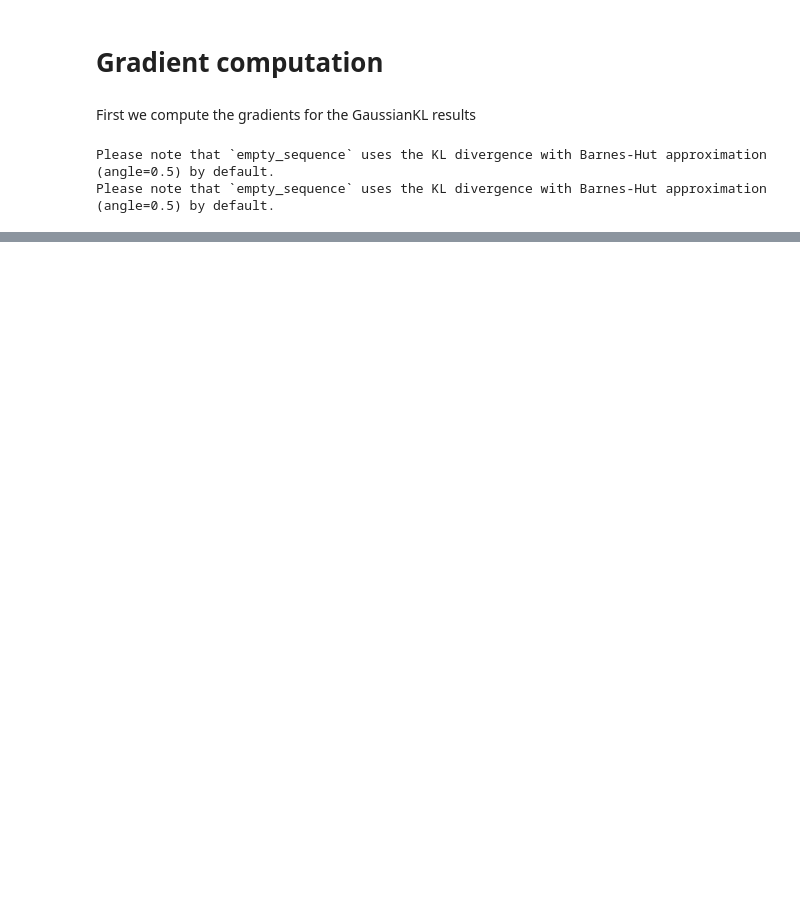
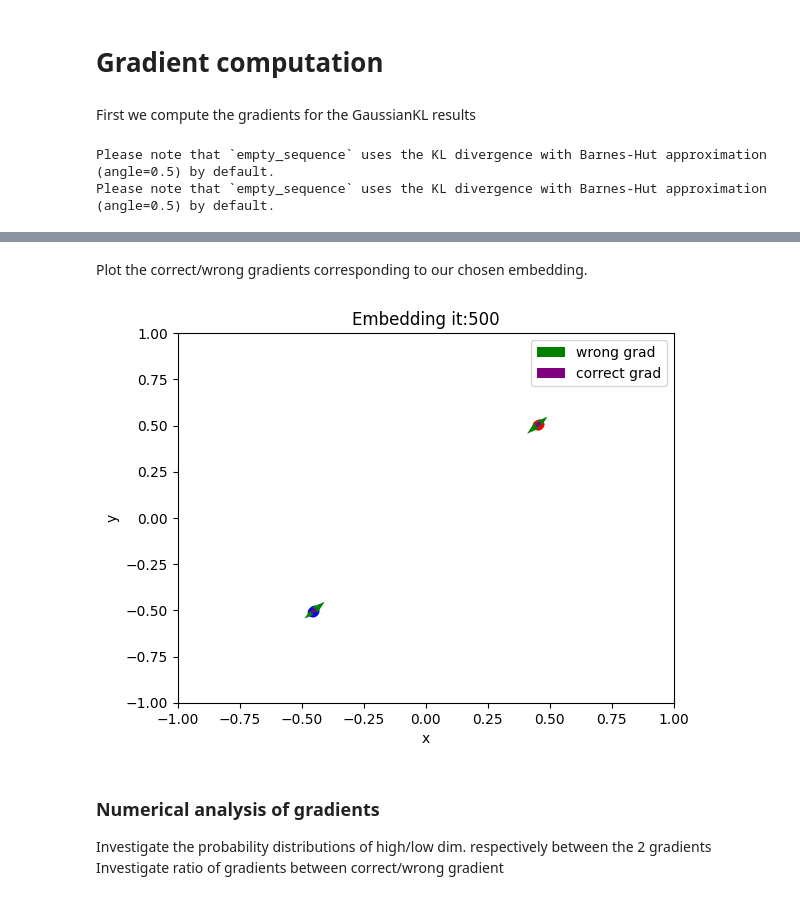
Before and after one commit to Haoranxia/hyperbolic-tsne, a Jupyter notebook: experiment_hyperbolicKL.ipynb, the cells around one changed output, grey strips where cells are left out. Saved outputs shown, nothing was run; the diff lists cells and outputs as text; code cells hidden in the pictures; blank space fills up the shorter version.

```diff
--- a/experiment_hyperbolicKL.ipynb
+++ b/experiment_hyperbolicKL.ipynb
@@ -272,0 +325,50 @@ Please note that `empty_sequence` uses the KL divergence with Barnes-Hut approxi
+# %% [markdown]
+Plot the correct/wrong gradients corresponding to our chosen embedding.
+# %%
+from matplotlib import pyplot as plt
+
+scaling_factor = 1
+grad_scaling_factor = 1
+wrong_grad_scaling_factor = 1
+
+# Plot embedding points
+# Create a figure and axis
+fig, ax = plt.subplots()
+
+# Plot the embeddings/data
+scaled_data = data["Emb"] * scaling_factor
+
+# In our current situation we have 2 clusters with n_samples elements each
+ax.scatter(scaled_data[:n_samples, 0], scaled_data[:n_samples, 1], color='red')
+ax.scatter(scaled_data[n_samples:, 0], scaled_data[n_samples:, 1], color='blue')
+
+# Plot the gradients
+scaled_wrong_grad = data["Wrong_Grad"] * wrong_grad_scaling_factor
+ax.quiver(scaled_data[:, 0], scaled_data[:, 1], scaled_wrong_grad[:, 0], scaled_wrong_grad[:, 1],
+          angles='xy', scale_units='xy', scale=1, color='green', label="wrong grad")
+
+# Correct gradient seems to be ~3000 times smaller than wrong gradient (at the start)
+scaled_correct_grad = data["Correct_Grad"] * grad_scaling_factor
+ax.quiver(scaled_data[:, 0], scaled_data[:, 1], scaled_correct_grad[:, 0], scaled_correct_grad[:, 1],
+          angles='xy', scale_units='xy', scale=1, color='purple', label="correct grad")
+
+# Set axis limits
+ax.set_xlim([-1, 1])
+ax.set_ylim([-1, 1])
+
+# Add labels and title
+ax.set_xlabel('x')
+ax.set_ylabel('y')
+ax.set_title(f'Embedding it:{emb_it}')
+
+ax.legend()
+
+# Show the plot
+plt.show()
+# %% [output]
+[figure, added]
+# %% [markdown]
+### Numerical analysis of gradients
+
+Investigate the probability distributions of high/low dim. respectively between the 2 gradients
+Investigate ratio of gradients between correct/wrong gradient
```
Also changed, not shown: parts of 20 cells of this notebook, 3 other files.
